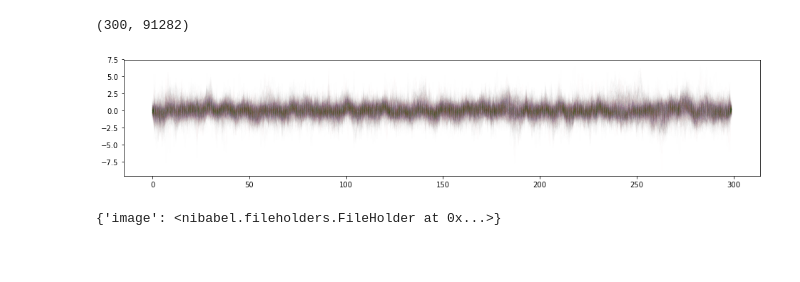
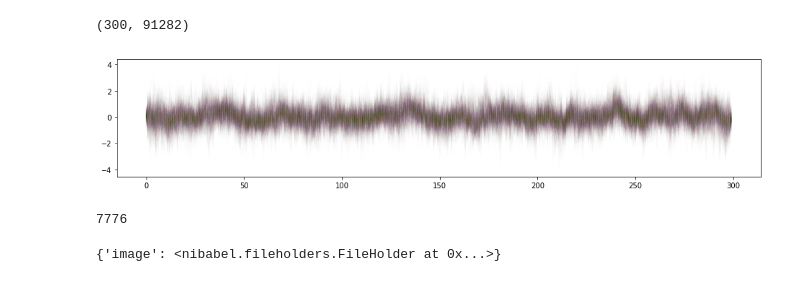
Before and after one commit to VU-Cog-Sci/retino_HCP, a Jupyter notebook: scripts/hcp_retino_dev.ipynb, the cells around one changed output. Saved outputs shown, nothing was run; the diff lists cells and outputs as text; code cells hidden in the pictures.

```diff
--- a/scripts/hcp_retino_dev.ipynb
+++ b/scripts/hcp_retino_dev.ipynb
@@ -63,7 +63,7 @@ pixdim[1,2,3] should be non-zero; setting 0 dims to 1
 cii_filename = 'tfMRI_RETCCW_7T_AP_Atlas_MSMAll_hp2000_clean.dtseries_sg.nii'
 psc_cii(cii_file=cii_filename, method='median')
 # %%
-cii = nb.load('tfMRI_RETCCW_7T_AP_Atlas_MSMAll_hp2000_clean.dtseries_sg_psc.nii')
+cii = nb.load('/Users/knapen/disks/ae_S/2018/visual/HCP7TFIXED/783462/tfMRI_RETBOTHBARS_7T_AP_Atlas_MSMAll_hp2000_clean.dtseries_sg_psc_av.nii')
 ciid = cii.get_data()
 # %%
 ciid.shape
@@ -71,7 +71,7 @@ ciid.shape
 (300, 91282)
 # %%
 f = pl.figure(figsize=(16,3))
-pl.plot(ciid[:,31000:32000], alpha=0.002)
+pl.plot(ciid[:,35000:36000], alpha=0.002)
 pl.show()
 # %% [output]
-[figure, old version]
+[figure, new version]
@@ -80,3 +78,7 @@ cii2 = nb.Cifti2Image
+# %%
+6**5
+# %% [output]
+7776
 # %%
 cii.file_map
 # %% [output]
```
Also changed, not shown: parts of 1 cell of this notebook, 2 other files.
